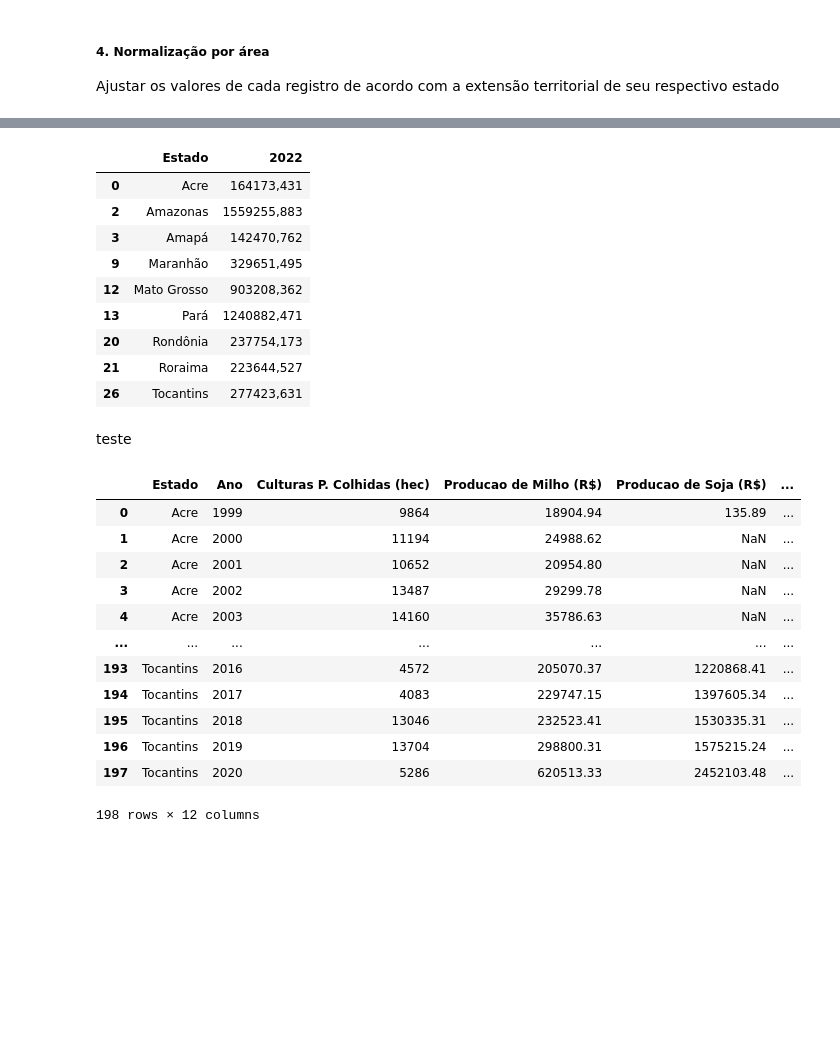
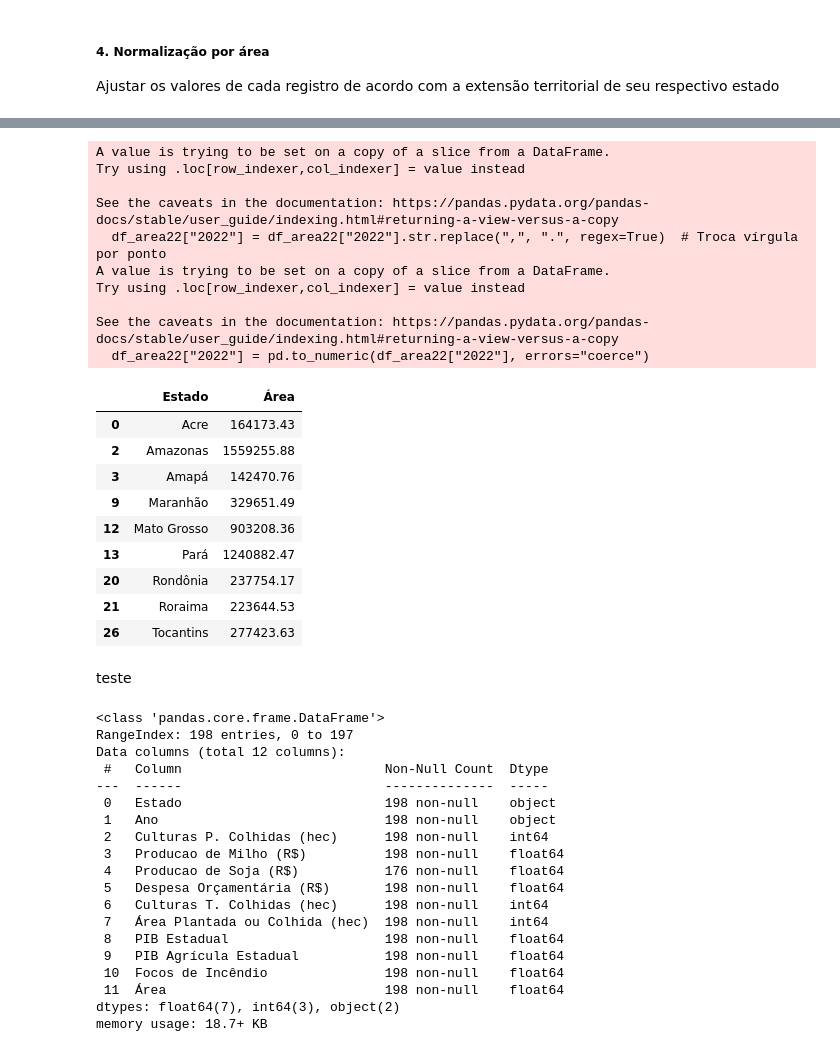
Before and after one commit to LABSensing/LabSesing-case-study, a Jupyter notebook: Código/tabela_final.ipynb, the cells around one changed output, grey strips where cells are left out. Drawn from its saved outputs; the diff is of its cells as text; code cells hidden in the pictures; blank space fills up the shorter version.

```diff
--- a/Código/tabela_final.ipynb
+++ b/Código/tabela_final.ipynb
@@ -11,7 +11,7 @@ import os
 dados = [
     (os.path.join("..", "Área de Culturas Permanentes (hectares)", "Área colhida permanente 1999-2020.csv"), "df_permanente", "Culturas P. Colhidas (hec)"),
     (os.path.join("..", "Producao-Milhos", "Produção - milho(R$).xls"), "df_milho", "Producao de Milho (R$)"),
-    (os.path.join("..", "Producao-Soja", "Produção - soja (R$).csv"), "df_soja", "Producao de Soja (R$)"),
+    (os.path.join("..", "Producao-Soja", "produçãosoja.xls"), "df_soja", "Producao de Soja (R$)"),
     (os.path.join("..", "Despesa Orçamentária (R$)", "Despesa por função - gestão ambiental, agricultura e organização agrária - empenhada - estadual.xls"), "df_despesa", "Despesa Orçamentária (R$)"),
     (os.path.join("..", "Focos de Incendio", "firefoci.csv"), "df_incendio", "Focos de Incêndio"),
     (os.path.join("..", "Área de Culturas Temporárias (hectares)", "Área colhida temporária 1999-2020.csv"), "df_temporaria", "Culturas T. Colhidas (hec)"),
@@ -186,37 +179,58 @@ df_area
 # %%
 #Seleciona os estados de interesse
 df_area = df_area.query("@estados in Estado")
 
 #Seleciona os dados mais recentes (2022)
-df_area22 = df_area[["Estado", "Area"]]
+df_area22 = df_area[["Estado", "2022"]]
+
+#Altera tipo da Coluna 2022 para float
+df_area22["2022"] = df_area22["2022"].str.replace(",", ".", regex=True)  # Troca vírgula por ponto
+df_area22["2022"] = pd.to_numeric(df_area22["2022"], errors="coerce")
+df_area22 = df_area22.rename(columns={"2022" : "Área"})
 df_area22
 # %% [output]
+A value is trying to be set on a copy of a slice from a DataFrame.
+Try using .loc[row_indexer,col_indexer] = value instead
+
+See the caveats in the documentation: https://pandas.pydata.org/pandas-docs/stable/user_guide/indexing.html#returning-a-view-versus-a-copy
+  df_area22["2022"] = df_area22["2022"].str.replace(",", ".", regex=True)  # Troca vírgula por ponto
+A value is trying to be set on a copy of a slice from a DataFrame.
+Try using .loc[row_indexer,col_indexer] = value instead
+
+See the caveats in the documentation: https://pandas.pydata.org/pandas-docs/stable/user_guide/indexing.html#returning-a-view-versus-a-copy
+  df_area22["2022"] = pd.to_numeric(df_area22["2022"], errors="coerce")
-|  | Estado | 2022 |
-| 0 | Acre | 164173,431 |
-| 2 | Amazonas | 1559255,883 |
-| 3 | Amapá | 142470,762 |
-| 9 | Maranhão | 329651,495 |
-| 12 | Mato Grosso | 903208,362 |
-| 13 | Pará | 1240882,471 |
-| 20 | Rondônia | 237754,173 |
-| 21 | Roraima | 223644,527 |
-| 26 | Tocantins | 277423,631 |
+|  | Estado | Área |
+| 0 | Acre | 164173.43 |
+| 2 | Amazonas | 1559255.88 |
+| 3 | Amapá | 142470.76 |
+| 9 | Maranhão | 329651.49 |
+| 12 | Mato Grosso | 903208.36 |
+| 13 | Pará | 1240882.47 |
+| 20 | Rondônia | 237754.17 |
+| 21 | Roraima | 223644.53 |
+| 26 | Tocantins | 277423.63 |
 # %% [markdown]
 teste
 # %%
 df_com_area = df_geral.merge(df_area22, how='outer', on=["Estado"])
-df_com_area
+df_com_area.info()
 # %% [output]
-|  | Estado | Ano | Culturas P. Colhidas (hec) | Producao de Milho (R$) | Producao de Soja (R$) | ... |
-| 0 | Acre | 1999 | 9864 | 18904.94 | 135.89 | ... |
-| 1 | Acre | 2000 | 11194 | 24988.62 | NaN | ... |
-| 2 | Acre | 2001 | 10652 | 20954.80 | NaN | ... |
-| 3 | Acre | 2002 | 13487 | 29299.78 | NaN | ... |
-| 4 | Acre | 2003 | 14160 | 35786.63 | NaN | ... |
-| ... | ... | ... | ... | ... | ... | ... |
-| 193 | Tocantins | 2016 | 4572 | 205070.37 | 1220868.41 | ... |
-| 194 | Tocantins | 2017 | 4083 | 229747.15 | 1397605.34 | ... |
-| 195 | Tocantins | 2018 | 13046 | 232523.41 | 1530335.31 | ... |
-| 196 | Tocantins | 2019 | 13704 | 298800.31 | 1575215.24 | ... |
-| 197 | Tocantins | 2020 | 5286 | 620513.33 | 2452103.48 | ... |
-198 rows × 12 columns
+<class 'pandas.core.frame.DataFrame'>
+RangeIndex: 198 entries, 0 to 197
+Data columns (total 12 columns):
+ #   Column                          Non-Null Count  Dtype
+---  ------                          --------------  -----
+ 0   Estado                          198 non-null    object
+ 1   Ano                             198 non-null    object
+ 2   Culturas P. Colhidas (hec)      198 non-null    int64
+ 3   Producao de Milho (R$)          198 non-null    float64
+ 4   Producao de Soja (R$)           176 non-null    float64
+ 5   Despesa Orçamentária (R$)       198 non-null    float64
+ 6   Culturas T. Colhidas (hec)      198 non-null    int64
+ 7   Área Plantada ou Colhida (hec)  198 non-null    int64
+ 8   PIB Estadual                    198 non-null    float64
+ 9   PIB Agrícula Estadual           198 non-null    float64
+ 10  Focos de Incêndio               198 non-null    float64
+ 11  Área                            198 non-null    float64
+dtypes: float64(7), int64(3), object(2)
+memory usage: 18.7+ KB
```
Also changed, not shown: parts of 4 cells of this notebook, 3 other files.
